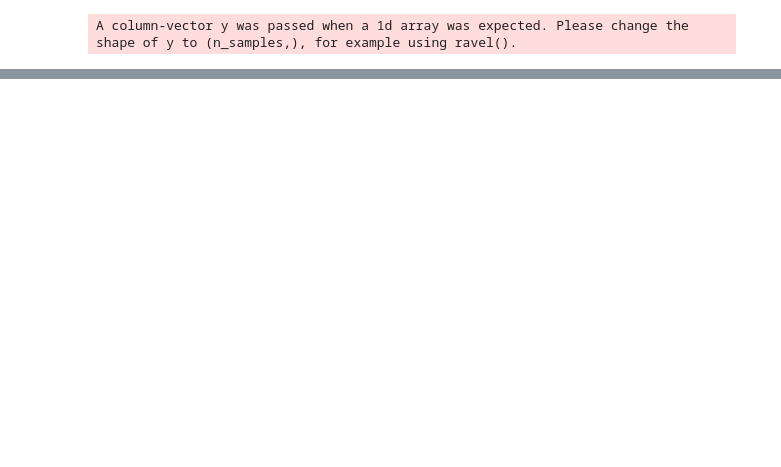
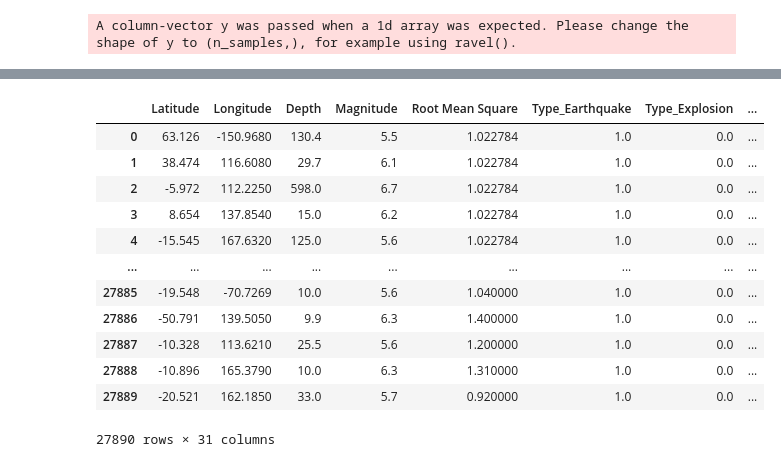
Before and after one commit to ChiikaCodes/earthquake-prediction, a Jupyter notebook: App.py/data_cleaning.ipynb, the cells around one changed output, grey strips where cells are left out. Drawn from its saved outputs; the diff is of its cells as text; code cells hidden in the pictures; blank space fills up the shorter version.

```diff
--- a/App.py/data_cleaning.ipynb
+++ b/App.py/data_cleaning.ipynb
@@ -506 +567,17 @@ with open('random_forest_model.pkl', 'wb') as file:  # Use 'wb' for writing in b
     pickle.dump(model, file)
+# %%
+X_train_sm
+# %% [output]
+|  | Latitude | Longitude | Depth | Magnitude | Root Mean Square | Type_Earthquake | Type_Explosion | ... |
+| 0 | 63.126 | -150.9680 | 130.4 | 5.5 | 1.022784 | 1.0 | 0.0 | ... |
+| 1 | 38.474 | 116.6080 | 29.7 | 6.1 | 1.022784 | 1.0 | 0.0 | ... |
+| 2 | -5.972 | 112.2250 | 598.0 | 6.7 | 1.022784 | 1.0 | 0.0 | ... |
+| 3 | 8.654 | 137.8540 | 15.0 | 6.2 | 1.022784 | 1.0 | 0.0 | ... |
+| 4 | -15.545 | 167.6320 | 125.0 | 5.6 | 1.022784 | 1.0 | 0.0 | ... |
+| ... | ... | ... | ... | ... | ... | ... | ... | ... |
+| 27885 | -19.548 | -70.7269 | 10.0 | 5.6 | 1.040000 | 1.0 | 0.0 | ... |
+| 27886 | -50.791 | 139.5050 | 9.9 | 6.3 | 1.400000 | 1.0 | 0.0 | ... |
+| 27887 | -10.328 | 113.6210 | 25.5 | 5.6 | 1.200000 | 1.0 | 0.0 | ... |
+| 27888 | -10.896 | 165.3790 | 10.0 | 6.3 | 1.310000 | 1.0 | 0.0 | ... |
+| 27889 | -20.521 | 162.1850 | 33.0 | 5.7 | 0.920000 | 1.0 | 0.0 | ... |
+27890 rows × 31 columns
```
Also changed, not shown: parts of 30 cells of this notebook, 9 other files.
